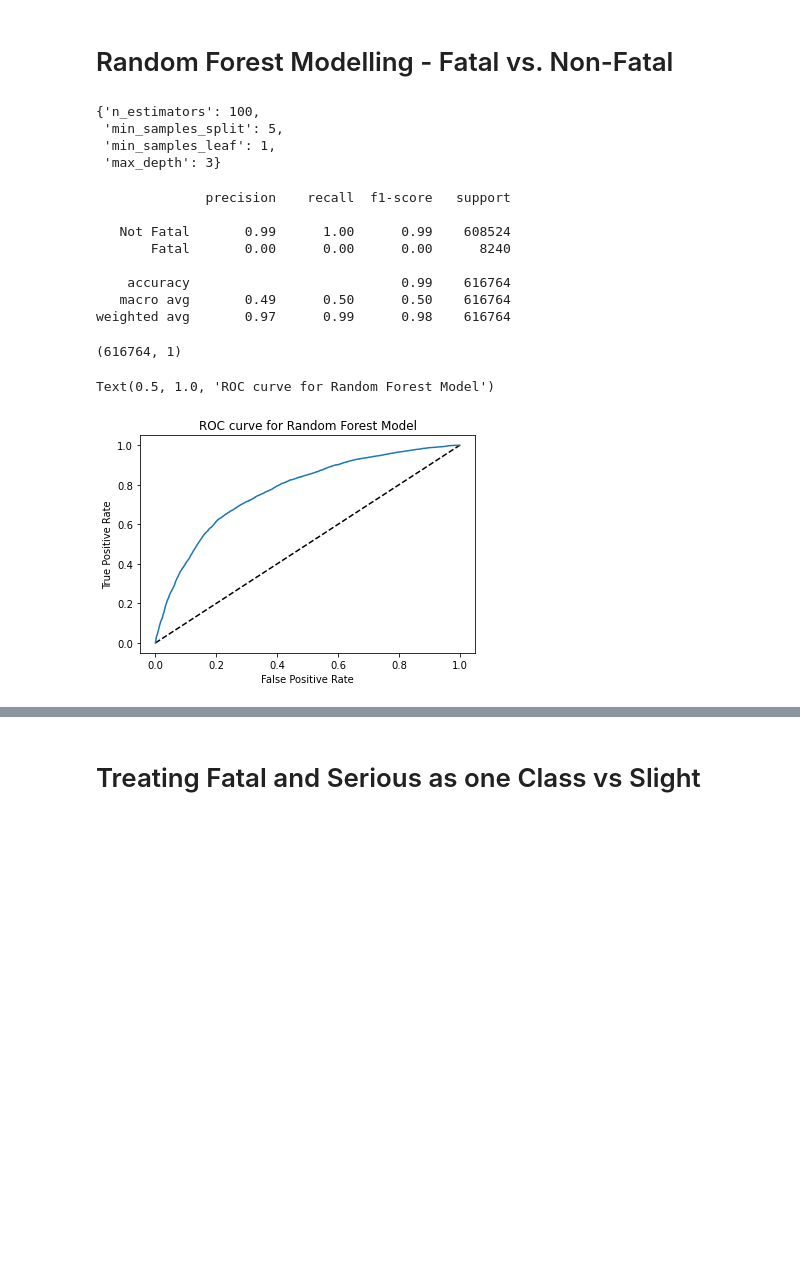
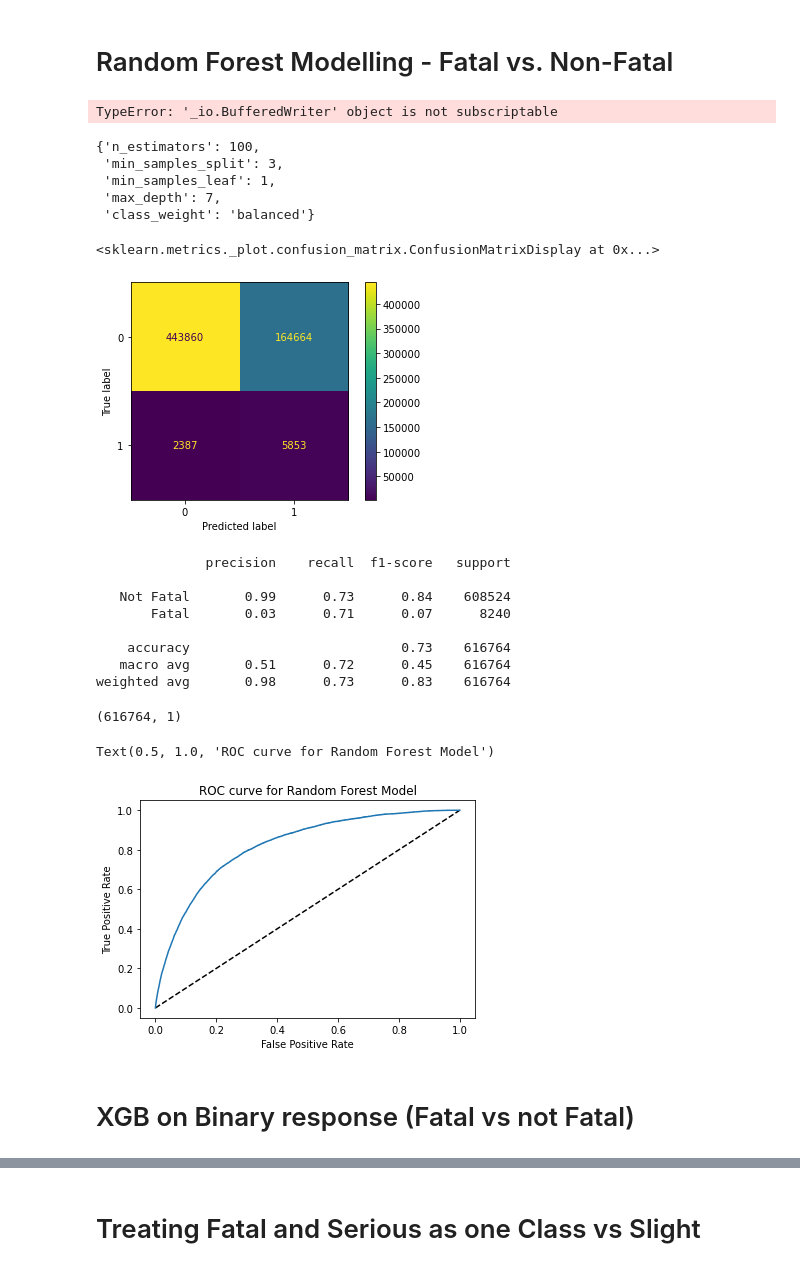
Before and after one commit to scharpham/Springboard, a Jupyter notebook: Capstone2/capstone2/notebooks/Capstone2-Modelling.ipynb, the cells around one changed output, grey strips where cells are left out. Drawn from its saved outputs; the diff is of its cells as text; code cells hidden in the pictures; blank space fills up the shorter version.

```diff
--- a/Capstone2/capstone2/notebooks/Capstone2-Modelling.ipynb
+++ b/Capstone2/capstone2/notebooks/Capstone2-Modelling.ipynb
@@ -129,37 +148,50 @@ from sklearn.ensemble import RandomForestClassifier
 # %%
+#play with Class weights
+
 clf = RandomForestClassifier()
 
 random_grid ={'max_depth': [2,5,7],
              'min_samples_leaf': [1, 3, 5],
              'min_samples_split': [2, 3, 4, 5],
-             'n_estimators': [100]}
+             'n_estimators': [100],
+             'class_weight' : ["balanced"]
+             }
 
-rfclf = RandomizedSearchCV(clf, param_distributions = random_grid, n_jobs=-1)
+rfclf = RandomizedSearchCV(clf, param_distributions = random_grid, n_jobs=1)
 # %%
 start = time.time()
 rfclf.fit(X_train, y_train)
 message("Train_time="+str(round(((time.time()-start) /3600),3)) + ' hours')
+# %% [output]
+TypeError: '_io.BufferedWriter' object is not subscriptable
-# %%
-bestrand = rfclf.best_params_
-bestrand#best paramaters of random search
-# %% [output]
-{'n_estimators': 100,
- 'min_samples_split': 5,
- 'min_samples_leaf': 1,
- 'max_depth': 3}
+# %%
+with open('../models/rfmodel.pkl', 'wb') as file:
+    pickle.dump(rfclf, file)
+rfclf.best_params_
+# %% [output]
+{'n_estimators': 100,
+ 'min_samples_split': 3,
+ 'min_samples_leaf': 1,
+ 'max_depth': 7,
+ 'class_weight': 'balanced'}
 # %%
 y_pred = rfclf.predict(X_test)
+# %%
+plot_confusion_matrix(rfclf, X_test, y_test, labels = [0, 1])
+# %% [output]
+<sklearn.metrics._plot.confusion_matrix.ConfusionMatrixDisplay at 0x...>
+[figure, added]
 # %%
 print(classification_report(y_test, y_pred, target_names=['Not Fatal', 'Fatal']))
 # %% [output]
               precision    recall  f1-score   support
 
-   Not Fatal       0.99      1.00      0.99    608524
-       Fatal       0.00      0.00      0.00      8240
+   Not Fatal       0.99      0.73      0.84    608524
+       Fatal       0.03      0.71      0.07      8240
 
-    accuracy                           0.99    616764
-   macro avg       0.49      0.50      0.50    616764
-weighted avg       0.97      0.99      0.98    616764
+    accuracy                           0.73    616764
+   macro avg       0.51      0.72      0.45    616764
+weighted avg       0.98      0.73      0.83    616764
 # %%
 y_pred_proba = rfclf.predict_proba(X_test)[:,1]
 y_pred_proba
@@ -177,4 +209,6 @@ plt.ylabel('True Positive Rate')
 plt.title('ROC curve for Random Forest Model')
 # %% [output]
 Text(0.5, 1.0, 'ROC curve for Random Forest Model')
-[figure, old version]
+[figure, new version]
+# %% [markdown]
+# XGB on Binary response (Fatal vs not Fatal)
```
Also changed, not shown: parts of 24 cells of this notebook, 5 other files.
